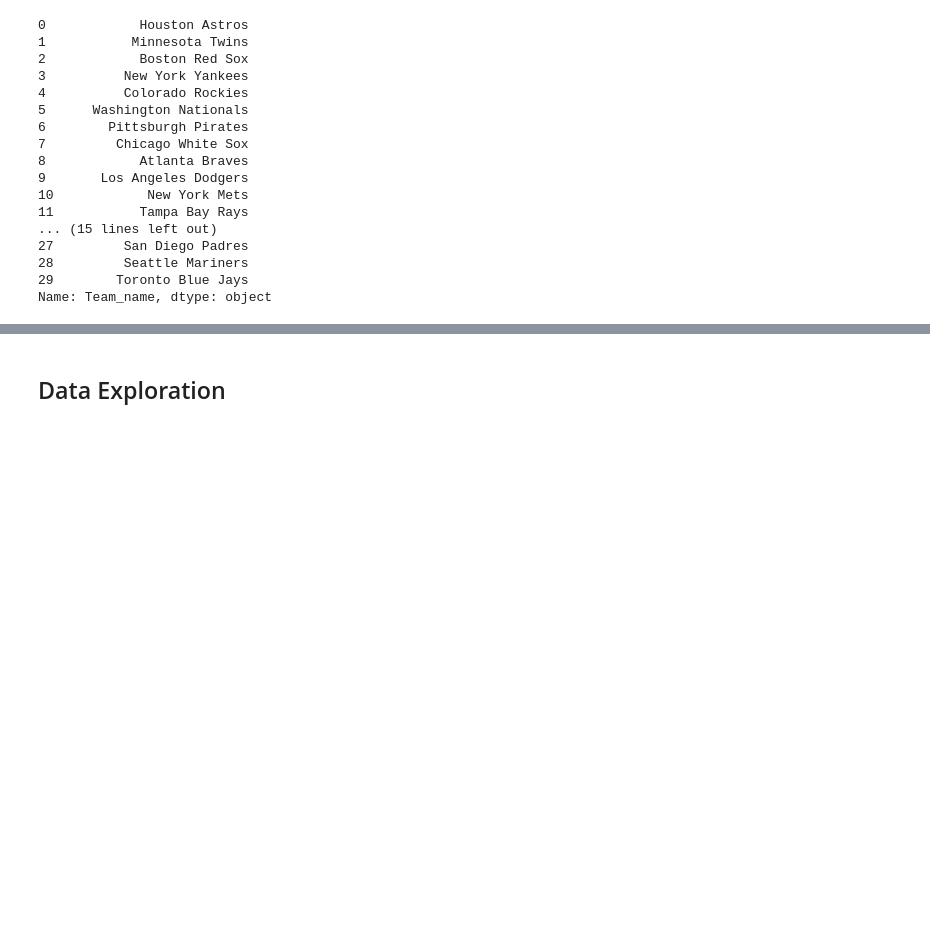
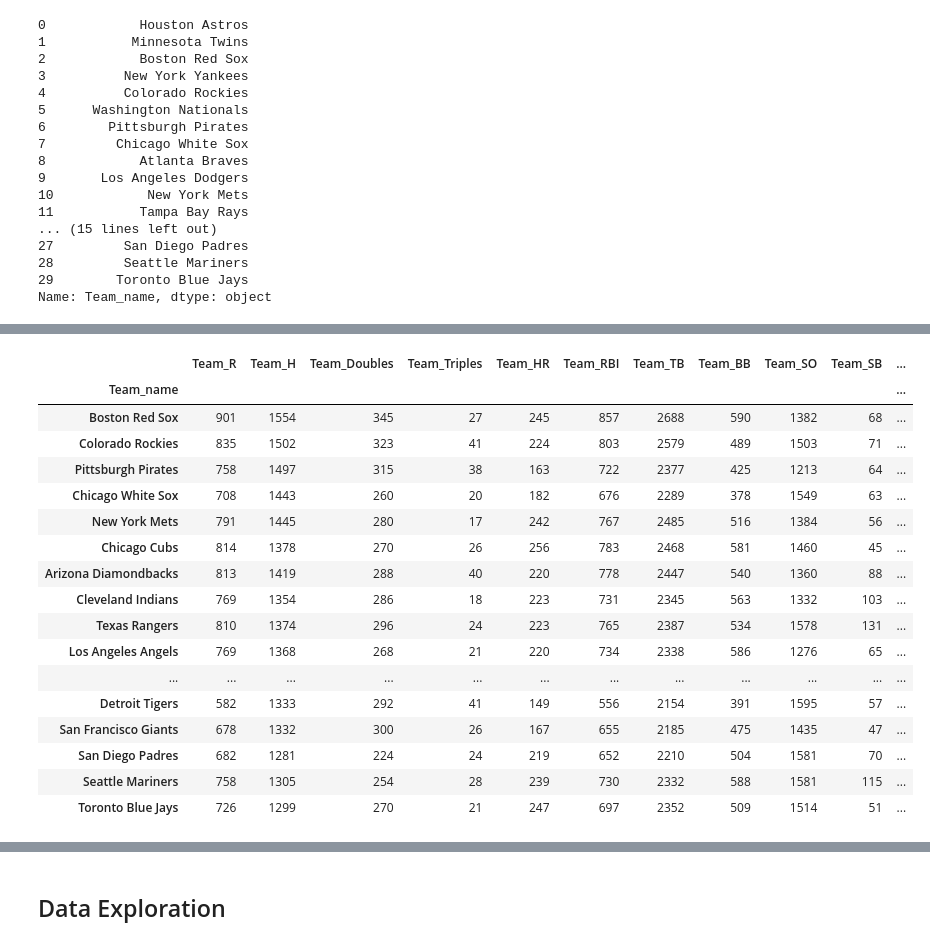
Before and after one commit to jmg0144/mlb-analysis, a Jupyter notebook: MLB-Analysis.ipynb, the cells around one changed output, grey strips where cells are left out. Saved outputs shown, nothing was run; the diff lists cells and outputs as text; code cells hidden in the pictures; blank space fills up the shorter version.

```diff
--- a/MLB-Analysis.ipynb
+++ b/MLB-Analysis.ipynb
@@ -146 +159,23 @@ df_2.head()
+# %%
+non_postseason_df = df_2[df_2['Postseason'] == 0]
+non_postseason_df
+# %% [output]
+|  | Team_R | Team_H | Team_Doubles | Team_Triples | Team_HR | Team_RBI | Team_TB | Team_BB | Team_SO | Team_SB | ... |
+| Team_name |  |  |  |  |  |  |  |  |  |  | ... |
+| Boston Red Sox | 901 | 1554 | 345 | 27 | 245 | 857 | 2688 | 590 | 1382 | 68 | ... |
+| Colorado Rockies | 835 | 1502 | 323 | 41 | 224 | 803 | 2579 | 489 | 1503 | 71 | ... |
+| Pittsburgh Pirates | 758 | 1497 | 315 | 38 | 163 | 722 | 2377 | 425 | 1213 | 64 | ... |
+| Chicago White Sox | 708 | 1443 | 260 | 20 | 182 | 676 | 2289 | 378 | 1549 | 63 | ... |
+| New York Mets | 791 | 1445 | 280 | 17 | 242 | 767 | 2485 | 516 | 1384 | 56 | ... |
+| Chicago Cubs | 814 | 1378 | 270 | 26 | 256 | 783 | 2468 | 581 | 1460 | 45 | ... |
+| Arizona Diamondbacks | 813 | 1419 | 288 | 40 | 220 | 778 | 2447 | 540 | 1360 | 88 | ... |
+| Cleveland Indians | 769 | 1354 | 286 | 18 | 223 | 731 | 2345 | 563 | 1332 | 103 | ... |
+| Texas Rangers | 810 | 1374 | 296 | 24 | 223 | 765 | 2387 | 534 | 1578 | 131 | ... |
+| Los Angeles Angels | 769 | 1368 | 268 | 21 | 220 | 734 | 2338 | 586 | 1276 | 65 | ... |
+| ... | ... | ... | ... | ... | ... | ... | ... | ... | ... | ... | ... |
+| Detroit Tigers | 582 | 1333 | 292 | 41 | 149 | 556 | 2154 | 391 | 1595 | 57 | ... |
+| San Francisco Giants | 678 | 1332 | 300 | 26 | 167 | 655 | 2185 | 475 | 1435 | 47 | ... |
+| San Diego Padres | 682 | 1281 | 224 | 24 | 219 | 652 | 2210 | 504 | 1581 | 70 | ... |
+| Seattle Mariners | 758 | 1305 | 254 | 28 | 239 | 730 | 2332 | 588 | 1581 | 115 | ... |
+| Toronto Blue Jays | 726 | 1299 | 270 | 21 | 247 | 697 | 2352 | 509 | 1514 | 51 | ... |
 # %%
```
Also changed, not shown: parts of 19 cells of this notebook.
